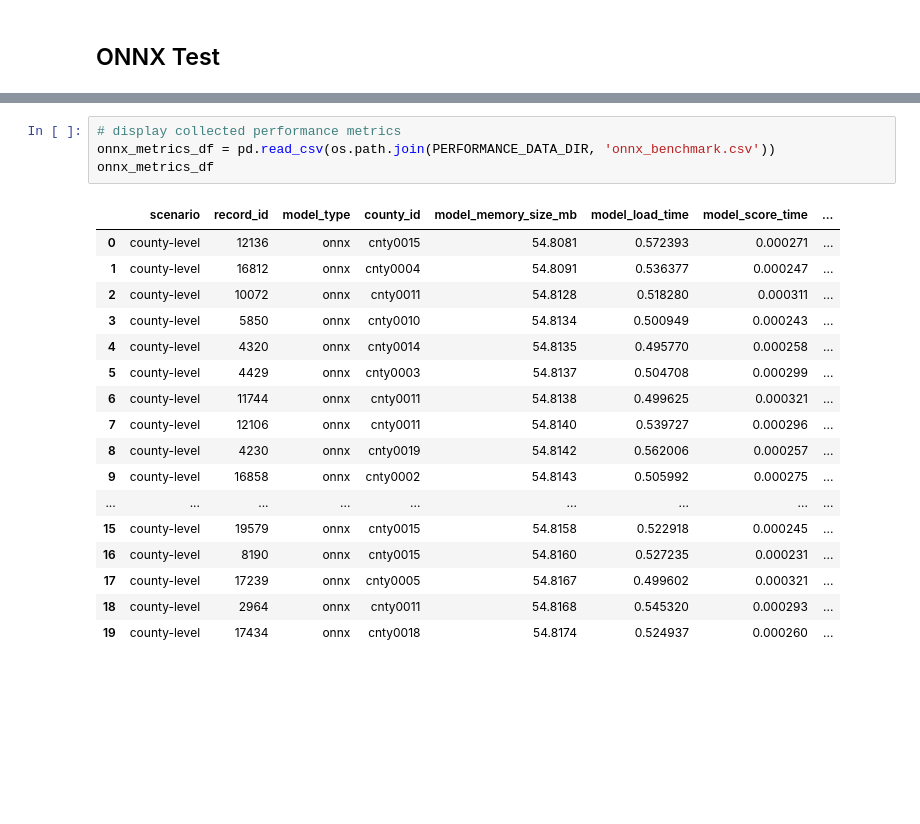
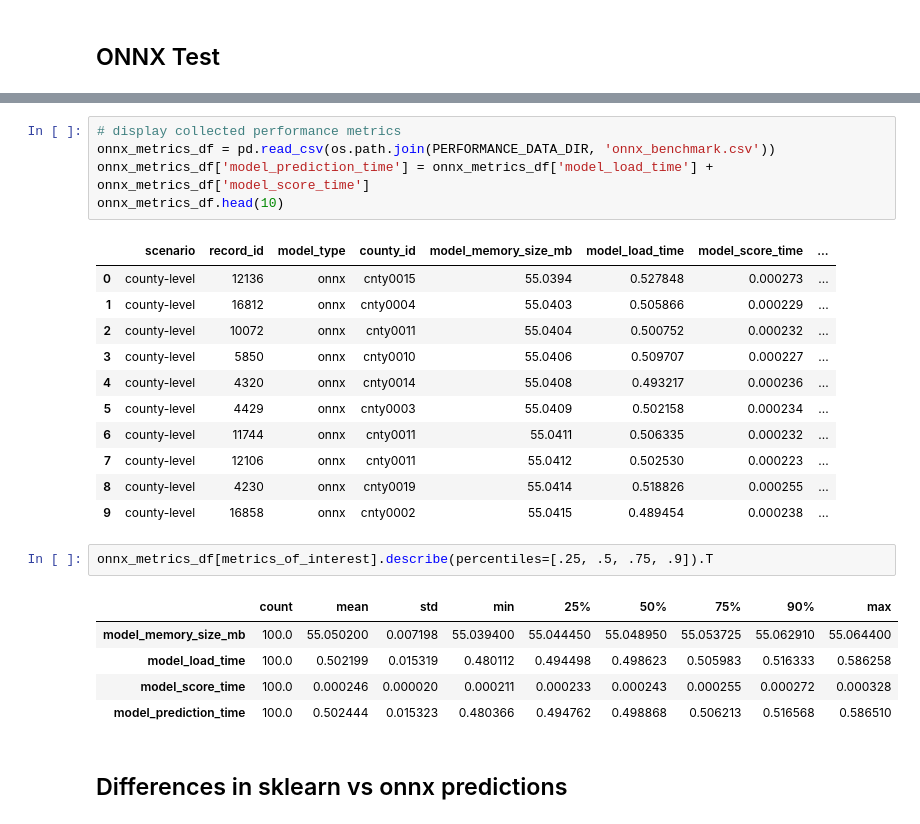
Before and after one commit to jimthompson5802/onnx_sandbox, a Jupyter notebook: testbed/score_records_test.ipynb, the cells around one changed output, grey strips where cells are left out. Drawn from its saved outputs; the diff is of its cells as text; blank space fills up the shorter version.

```diff
--- a/testbed/score_records_test.ipynb
+++ b/testbed/score_records_test.ipynb
@@ -144,22 +212,27 @@ Wall time: 16.9 s
 # %%
 # display collected performance metrics
 onnx_metrics_df = pd.read_csv(os.path.join(PERFORMANCE_DATA_DIR, 'onnx_benchmark.csv'))
-onnx_metrics_df
+onnx_metrics_df['model_prediction_time'] = onnx_metrics_df['model_load_time'] + onnx_metrics_df['model_score_time']
+onnx_metrics_df.head(10)
 # %% [output]
 |  | scenario | record_id | model_type | county_id | model_memory_size_mb | model_load_time | model_score_time | ... |
-| 0 | county-level | 12136 | onnx | cnty0015 | 54.8081 | 0.572393 | 0.000271 | ... |
-| 1 | county-level | 16812 | onnx | cnty0004 | 54.8091 | 0.536377 | 0.000247 | ... |
-| 2 | county-level | 10072 | onnx | cnty0011 | 54.8128 | 0.518280 | 0.000311 | ... |
-| 3 | county-level | 5850 | onnx | cnty0010 | 54.8134 | 0.500949 | 0.000243 | ... |
-| 4 | county-level | 4320 | onnx | cnty0014 | 54.8135 | 0.495770 | 0.000258 | ... |
-| 5 | county-level | 4429 | onnx | cnty0003 | 54.8137 | 0.504708 | 0.000299 | ... |
-| 6 | county-level | 11744 | onnx | cnty0011 | 54.8138 | 0.499625 | 0.000321 | ... |
-| 7 | county-level | 12106 | onnx | cnty0011 | 54.8140 | 0.539727 | 0.000296 | ... |
-| 8 | county-level | 4230 | onnx | cnty0019 | 54.8142 | 0.562006 | 0.000257 | ... |
-| 9 | county-level | 16858 | onnx | cnty0002 | 54.8143 | 0.505992 | 0.000275 | ... |
-| ... | ... | ... | ... | ... | ... | ... | ... | ... |
-| 15 | county-level | 19579 | onnx | cnty0015 | 54.8158 | 0.522918 | 0.000245 | ... |
-| 16 | county-level | 8190 | onnx | cnty0015 | 54.8160 | 0.527235 | 0.000231 | ... |
-| 17 | county-level | 17239 | onnx | cnty0005 | 54.8167 | 0.499602 | 0.000321 | ... |
-| 18 | county-level | 2964 | onnx | cnty0011 | 54.8168 | 0.545320 | 0.000293 | ... |
-| 19 | county-level | 17434 | onnx | cnty0018 | 54.8174 | 0.524937 | 0.000260 | ... |
+| 0 | county-level | 12136 | onnx | cnty0015 | 55.0394 | 0.527848 | 0.000273 | ... |
+| 1 | county-level | 16812 | onnx | cnty0004 | 55.0403 | 0.505866 | 0.000229 | ... |
+| 2 | county-level | 10072 | onnx | cnty0011 | 55.0404 | 0.500752 | 0.000232 | ... |
+| 3 | county-level | 5850 | onnx | cnty0010 | 55.0406 | 0.509707 | 0.000227 | ... |
+| 4 | county-level | 4320 | onnx | cnty0014 | 55.0408 | 0.493217 | 0.000236 | ... |
+| 5 | county-level | 4429 | onnx | cnty0003 | 55.0409 | 0.502158 | 0.000234 | ... |
+| 6 | county-level | 11744 | onnx | cnty0011 | 55.0411 | 0.506335 | 0.000232 | ... |
+| 7 | county-level | 12106 | onnx | cnty0011 | 55.0412 | 0.502530 | 0.000223 | ... |
+| 8 | county-level | 4230 | onnx | cnty0019 | 55.0414 | 0.518826 | 0.000255 | ... |
+| 9 | county-level | 16858 | onnx | cnty0002 | 55.0415 | 0.489454 | 0.000238 | ... |
+# %%
+onnx_metrics_df[metrics_of_interest].describe(percentiles=[.25, .5, .75, .9]).T
+# %% [output]
+|  | count | mean | std | min | 25% | 50% | 75% | 90% | max |
+| model_memory_size_mb | 100.0 | 55.050200 | 0.007198 | 55.039400 | 55.044450 | 55.048950 | 55.053725 | 55.062910 | 55.064400 |
+| model_load_time | 100.0 | 0.502199 | 0.015319 | 0.480112 | 0.494498 | 0.498623 | 0.505983 | 0.516333 | 0.586258 |
+| model_score_time | 100.0 | 0.000246 | 0.000020 | 0.000211 | 0.000233 | 0.000243 | 0.000255 | 0.000272 | 0.000328 |
+| model_prediction_time | 100.0 | 0.502444 | 0.015323 | 0.480366 | 0.494762 | 0.498868 | 0.506213 | 0.516568 | 0.586510 |
+# %% [markdown]
+## Differences in sklearn vs onnx predictions
```
Also changed, not shown: parts of 17 cells of this notebook.
